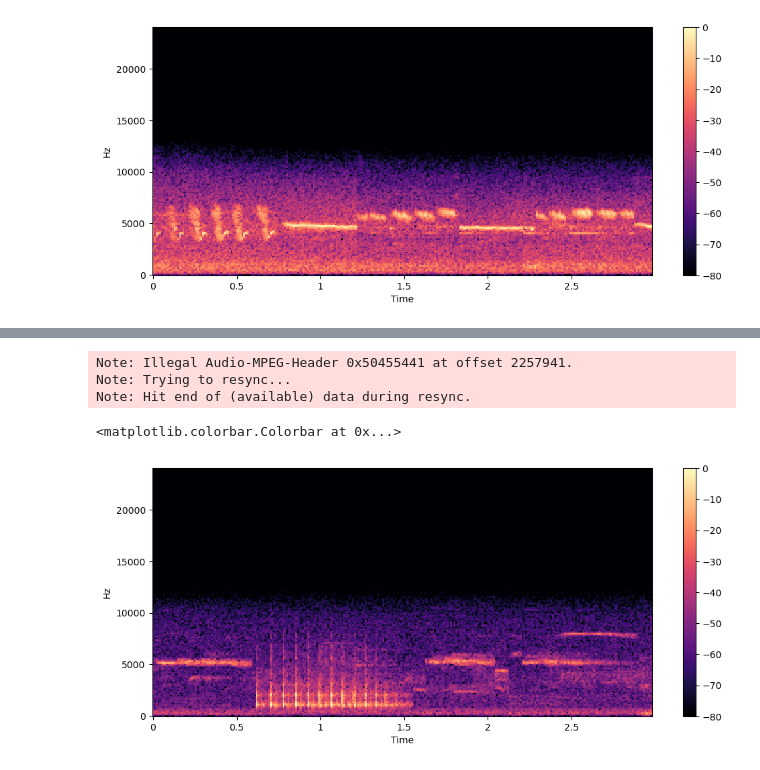
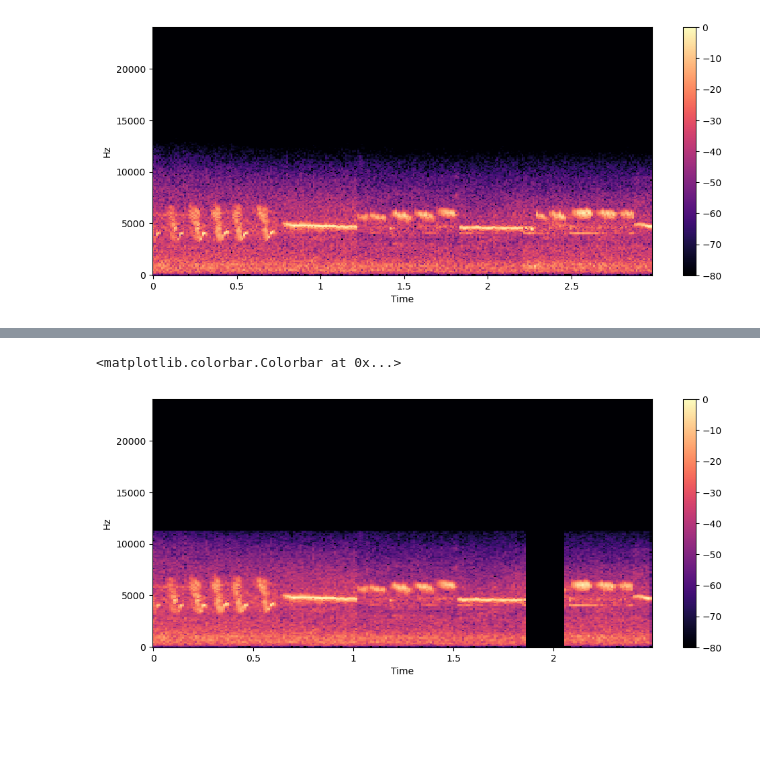
Before and after one commit to okkokuisma/bird-identifier, a Jupyter notebook: data.ipynb, the cells around one changed output, grey strips where cells are left out. Drawn from its saved outputs; the diff is of its cells as text; code cells hidden in the pictures; blank space fills up the shorter version.

Commit message:
more data preprocessing

```diff
--- a/data.ipynb
+++ b/data.ipynb
@@ -110,2 +177,0 @@ print(np.sum((occurences.groupby('species').count()['gbifID'] < 500)))
-# %%
-librosa.load()
@@ -186 +286,4 @@ sf.write('stereo_file.wav', DD, sr, subtype='PCM_24')
+# %%
+from data_preprocess import audio_preprocessing_pipeline
+s = audio_preprocessing_pipeline('/Users/okkokuisma/Downloads/XC815832-Bruantjaune_StMichelDesLoups_260523_09h02.wav')
 # %%
@@ -216,18 +297,0 @@ print(occurences.loc[occurences['gbifID'].isin(np.array(fs, dtype=int)), :])
-# %%
-for i, id in enumerate(occurences['gbifID'][:10000].values):
-    song_path = f"/Volumes/COCO-DATA/songs/{id}"
-    npy_path = f"/Volumes/COCO-DATA/songs_npy/{id}.npy"
-    success = 'x'
-    if (i % 1000 == 0):
-        try:
-            if os.path.isfile(song_path):
-                segment = audio_preprocessing_pipeline(song_path)
-                np.save(npy_path, segment)
-                # success = 'o'
-        except:
-            continue
-        # print('Processed file [%d]/[%d]: %s\r'%(i, occurences.shape[0], success), end="")
-# %% [output]
-Note: Illegal Audio-MPEG-Header 0x50455441 at offset 2257941.
-Note: Trying to resync...
-Note: Hit end of (available) data during resync.
@@ -239,10 +298,11 @@ np.save(npy_path, segment)
 # %%
-s = np.load(npy_path)
-S_db = librosa.amplitude_to_db(s, ref=np.max)
+from data_preprocess import augment_song
+masked = augment_song(s)
+S_db = librosa.amplitude_to_db(masked, ref=np.max)
 
 plt.figure().set_figwidth(12)
-librosa.display.specshow(S_db, x_axis="time", y_axis="hz", sr=48000)
+librosa.display.specshow(S_db[:, :500], x_axis="time", y_axis="hz", sr=48000)
 plt.colorbar()
 # %% [output]
 <matplotlib.colorbar.Colorbar at 0x...>
-[figure, old version]
+[figure, new version]
```
Also changed, not shown: parts of 37 cells of this notebook, 7 other files.
